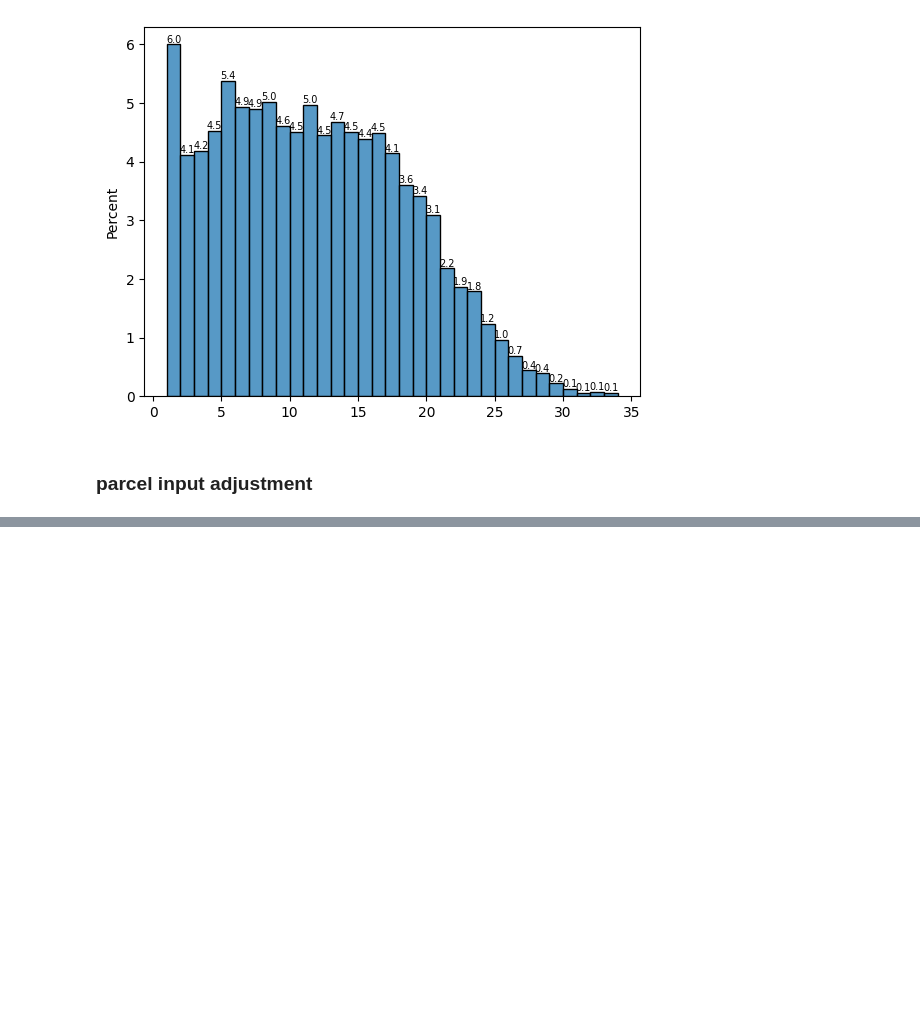
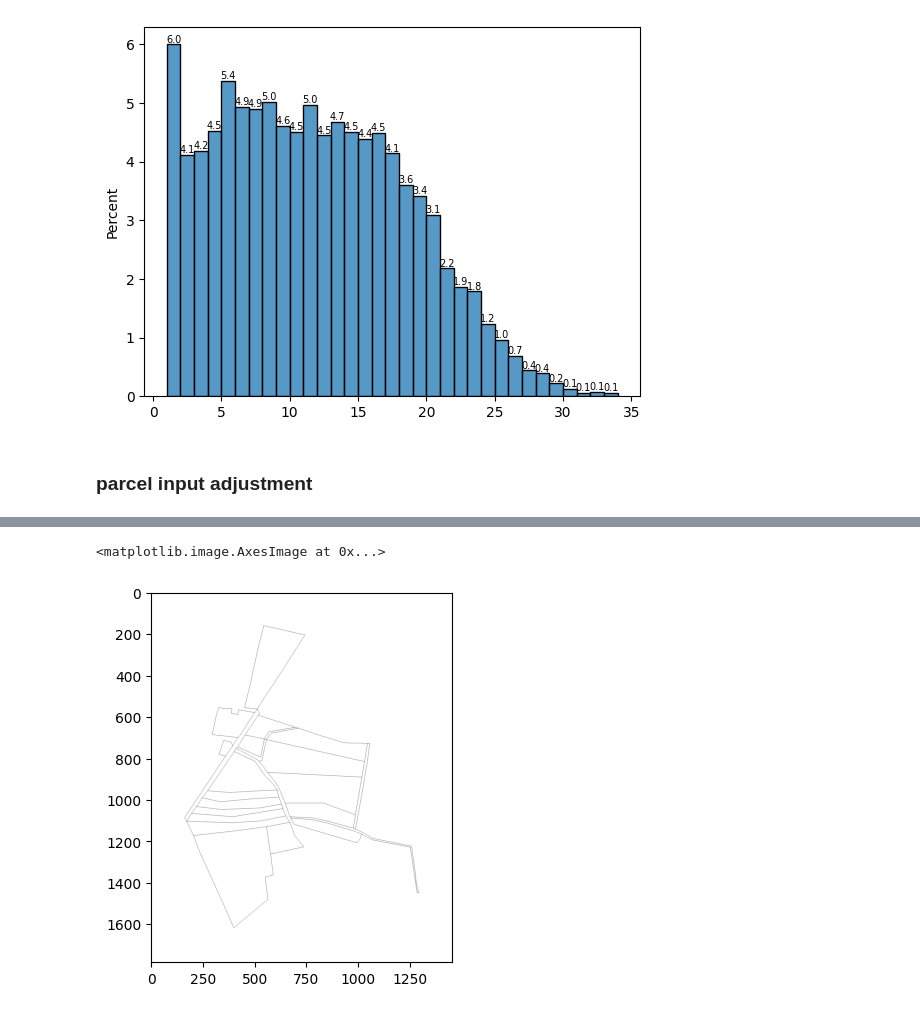
Before and after one commit to fzzyfoxx/resume, a Jupyter notebook: maps_vectorization/RPN_optimization.ipynb, the cells around one changed output, grey strips where cells are left out. Drawn from its saved outputs; the diff is of its cells as text; code cells hidden in the pictures; blank space fills up the shorter version.

```diff
--- a/maps_vectorization/RPN_optimization.ipynb
+++ b/maps_vectorization/RPN_optimization.ipynb
@@ -754,0 +786,8 @@ array([0.24587133, 0.24580378])
+# %%
+rescaled_shapes = [((shape-left_upper)*scaler).astype(np.int32)+padding for shape in filtered_shapes]
+
+rescaled_img = draw_background_parcels(rescaled_shapes, img_size, fill=False)
+plt.imshow(rescaled_img, cmap='gray')
+# %% [output]
+<matplotlib.image.AxesImage at 0x...>
+[figure, added]
```
Also changed, not shown: parts of 22 cells of this notebook.
